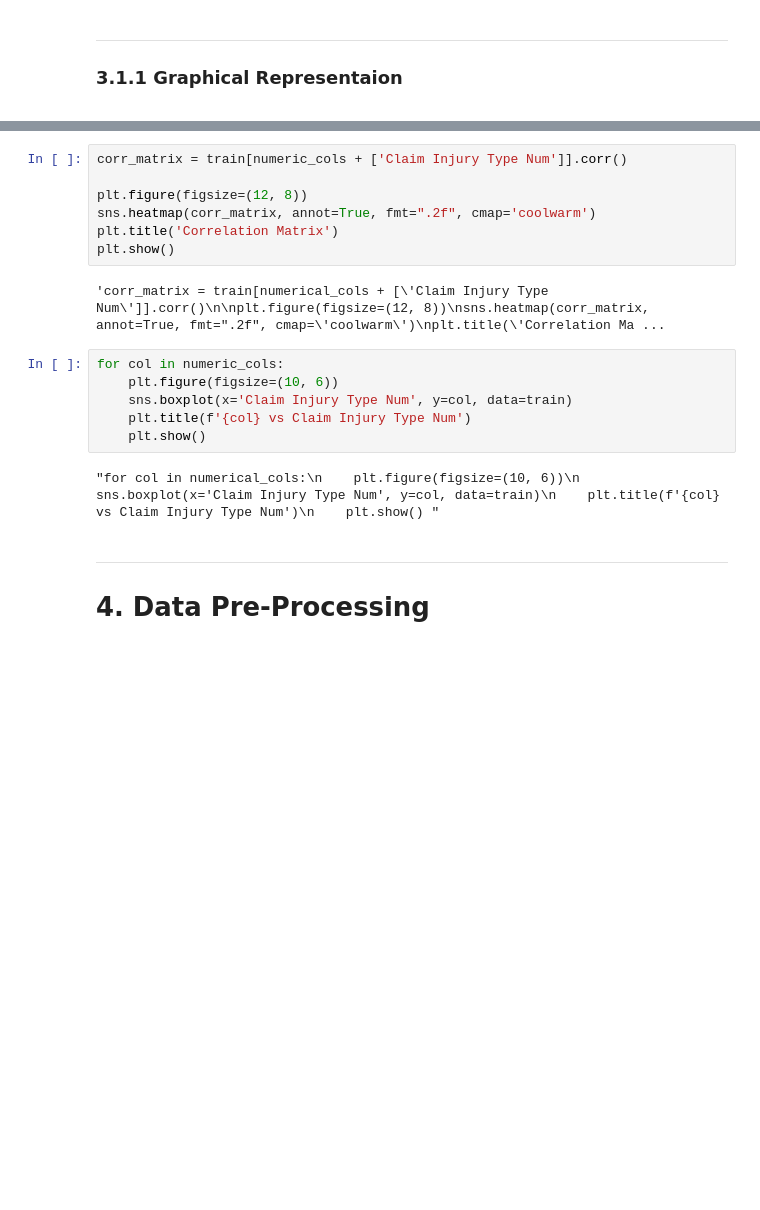
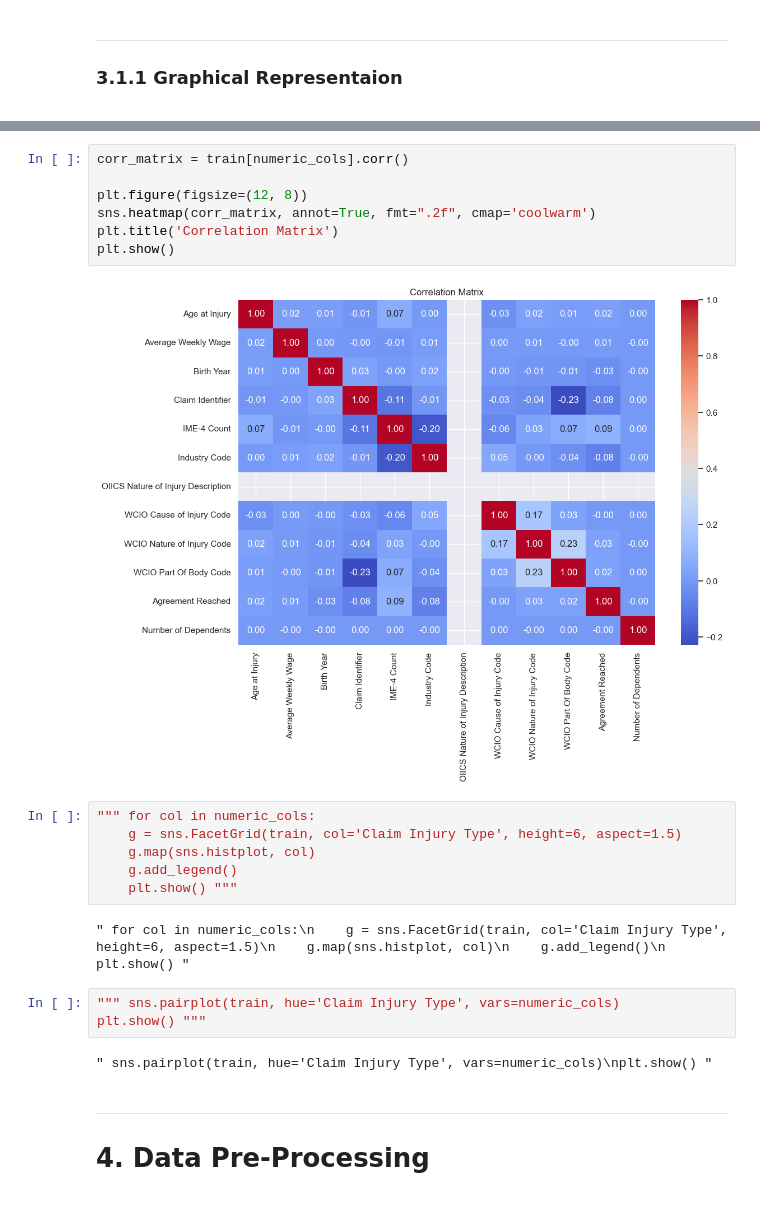
Before and after one commit to RLopes2327/Group17_ML2425, a Jupyter notebook: CurrentMissingValues.ipynb, the cells around one changed output, grey strips where cells are left out. Cells and saved outputs as stored; diff of their text form; blank space fills up the shorter version.

```diff
--- a/CurrentMissingValues.ipynb
+++ b/CurrentMissingValues.ipynb
@@ -288,20 +304,25 @@ for col in categorical_cols:
 # %%
-corr_matrix = train[numeric_cols + ['Claim Injury Type Num']].corr()
+corr_matrix = train[numeric_cols].corr()
 
 plt.figure(figsize=(12, 8))
 sns.heatmap(corr_matrix, annot=True, fmt=".2f", cmap='coolwarm')
 plt.title('Correlation Matrix')
 plt.show()
 # %% [output]
-'corr_matrix = train[numerical_cols + [\'Claim Injury Type Num\']].corr()\n\nplt.figure(figsize=(12, 8))\nsns.heatmap(corr_matrix, annot=True, fmt=".2f", cmap=\'coolwarm\')\nplt.title(\'Correlation Ma ...
+[figure, added]
 # %%
-for col in numeric_cols:
-    plt.figure(figsize=(10, 6))
-    sns.boxplot(x='Claim Injury Type Num', y=col, data=train)
-    plt.title(f'{col} vs Claim Injury Type Num')
-    plt.show()
+""" for col in numeric_cols:
+    g = sns.FacetGrid(train, col='Claim Injury Type', height=6, aspect=1.5)
+    g.map(sns.histplot, col)
+    g.add_legend()
+    plt.show() """
 # %% [output]
-"for col in numerical_cols:\n    plt.figure(figsize=(10, 6))\n    sns.boxplot(x='Claim Injury Type Num', y=col, data=train)\n    plt.title(f'{col} vs Claim Injury Type Num')\n    plt.show() "
+" for col in numeric_cols:\n    g = sns.FacetGrid(train, col='Claim Injury Type', height=6, aspect=1.5)\n    g.map(sns.histplot, col)\n    g.add_legend()\n    plt.show() "
+# %%
+""" sns.pairplot(train, hue='Claim Injury Type', vars=numeric_cols)
+plt.show() """
+# %% [output]
+" sns.pairplot(train, hue='Claim Injury Type', vars=numeric_cols)\nplt.show() "
 # %% [markdown]
 <hr>
 <a class="anchor" id="datapreprocessing">
```
Also changed, not shown: parts of 16 cells of this notebook.
